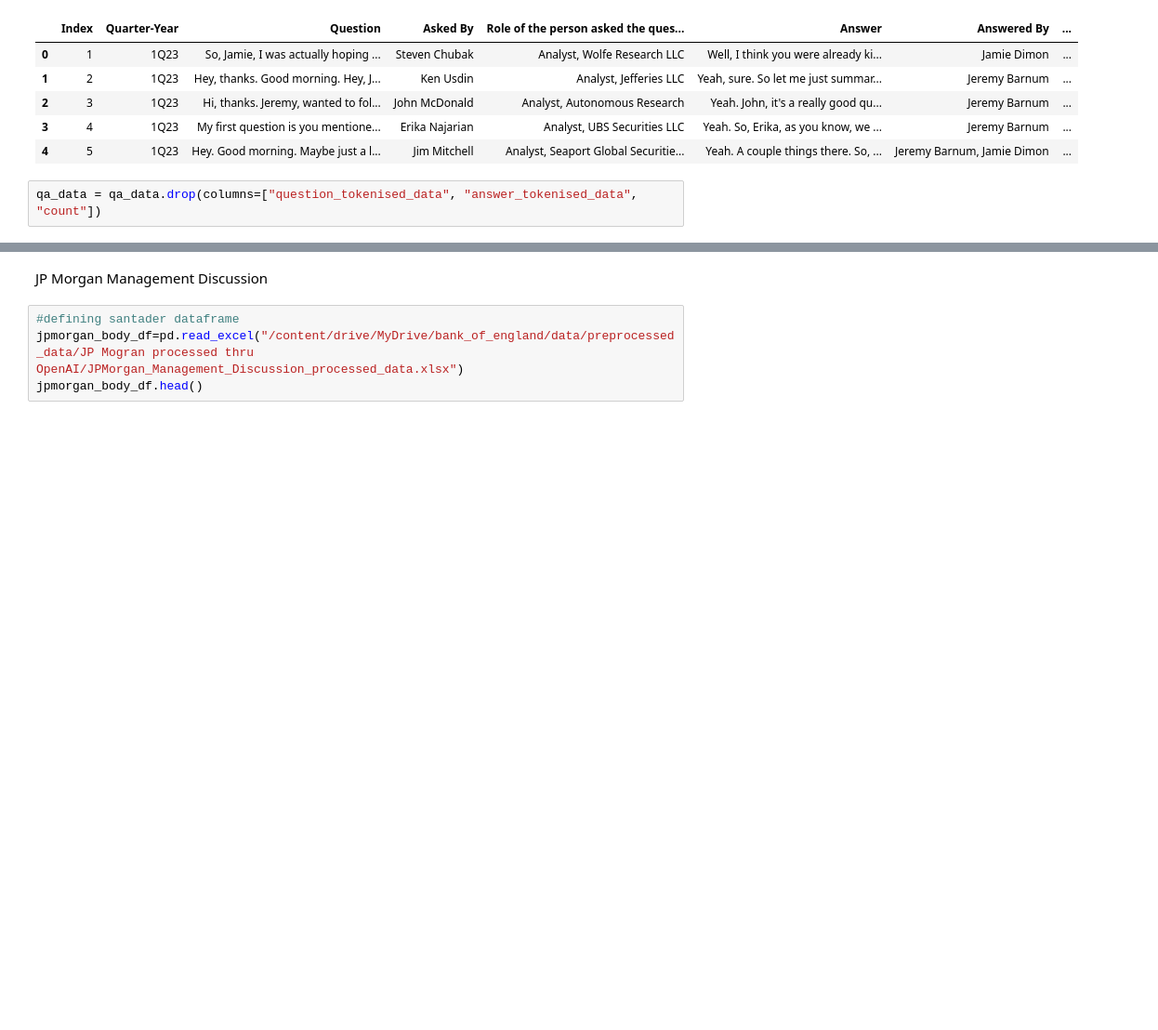
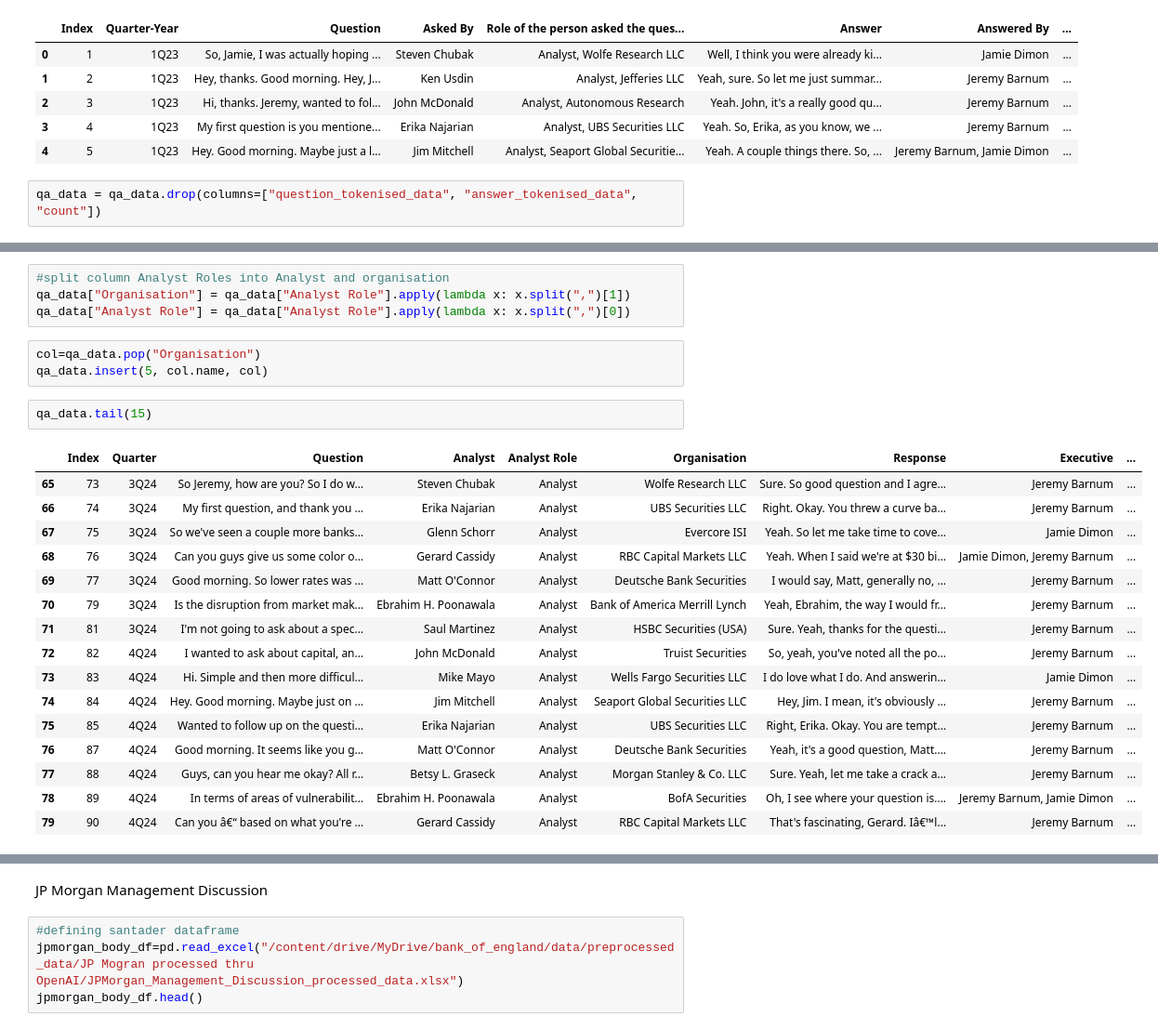
Before and after one commit to sheldonkemper/bank_of_england, a Jupyter notebook: notebooks/processed/ct_preprocessing_jpmorgan_gp4.ipynb, the cells around one changed output, grey strips where cells are left out. Shown: that part at 93% size. Drawn from its saved outputs; the diff is of its cells as text; blank space fills up the shorter version.

```diff
--- a/notebooks/processed/ct_preprocessing_jpmorgan_gp4.ipynb
+++ b/notebooks/processed/ct_preprocessing_jpmorgan_gp4.ipynb
@@ -218,3 +205,29 @@ Wanted to ask on the deposit outlook â€“ just with signs that recent liquid
+# %%
+#split column Analyst Roles into Analyst and organisation
+qa_data["Organisation"] = qa_data["Analyst Role"].apply(lambda x: x.split(",")[1])
+qa_data["Analyst Role"] = qa_data["Analyst Role"].apply(lambda x: x.split(",")[0])
+# %%
+col=qa_data.pop("Organisation")
+qa_data.insert(5, col.name, col)
+# %%
+qa_data.tail(15)
+# %% [output]
+|  | Index | Quarter | Question | Analyst | Analyst Role | Organisation | Response | Executive | ... |
+| 65 | 73 | 3Q24 | So Jeremy, how are you? So I do w... | Steven Chubak | Analyst | Wolfe Research LLC | Sure. So good question and I agre... | Jeremy Barnum | ... |
+| 66 | 74 | 3Q24 | My first question, and thank you ... | Erika Najarian | Analyst | UBS Securities LLC | Right. Okay. You threw a curve ba... | Jeremy Barnum | ... |
+| 67 | 75 | 3Q24 | So we've seen a couple more banks... | Glenn Schorr | Analyst | Evercore ISI | Yeah. So let me take time to cove... | Jamie Dimon | ... |
+| 68 | 76 | 3Q24 | Can you guys give us some color o... | Gerard Cassidy | Analyst | RBC Capital Markets LLC | Yeah. When I said we're at $30 bi... | Jamie Dimon, Jeremy Barnum | ... |
+| 69 | 77 | 3Q24 | Good morning. So lower rates was ... | Matt O'Connor | Analyst | Deutsche Bank Securities | I would say, Matt, generally no, ... | Jeremy Barnum | ... |
+| 70 | 79 | 3Q24 | Is the disruption from market mak... | Ebrahim H. Poonawala | Analyst | Bank of America Merrill Lynch | Yeah, Ebrahim, the way I would fr... | Jeremy Barnum | ... |
+| 71 | 81 | 3Q24 | I'm not going to ask about a spec... | Saul Martinez | Analyst | HSBC Securities (USA) | Sure. Yeah, thanks for the questi... | Jeremy Barnum | ... |
+| 72 | 82 | 4Q24 | I wanted to ask about capital, an... | John McDonald | Analyst | Truist Securities | So, yeah, you've noted all the po... | Jeremy Barnum | ... |
+| 73 | 83 | 4Q24 | Hi. Simple and then more difficul... | Mike Mayo | Analyst | Wells Fargo Securities LLC | I do love what I do. And answerin... | Jamie Dimon | ... |
+| 74 | 84 | 4Q24 | Hey. Good morning. Maybe just on ... | Jim Mitchell | Analyst | Seaport Global Securities LLC | Hey, Jim. I mean, it's obviously ... | Jeremy Barnum | ... |
+| 75 | 85 | 4Q24 | Wanted to follow up on the questi... | Erika Najarian | Analyst | UBS Securities LLC | Right, Erika. Okay. You are tempt... | Jeremy Barnum | ... |
+| 76 | 87 | 4Q24 | Good morning. It seems like you g... | Matt O'Connor | Analyst | Deutsche Bank Securities | Yeah, it's a good question, Matt.... | Jeremy Barnum | ... |
+| 77 | 88 | 4Q24 | Guys, can you hear me okay? All r... | Betsy L. Graseck | Analyst | Morgan Stanley & Co. LLC | Sure. Yeah, let me take a crack a... | Jeremy Barnum | ... |
+| 78 | 89 | 4Q24 | In terms of areas of vulnerabilit... | Ebrahim H. Poonawala | Analyst | BofA Securities | Oh, I see where your question is.... | Jeremy Barnum, Jamie Dimon | ... |
+| 79 | 90 | 4Q24 | Can you â€“ based on what you're ... | Gerard Cassidy | Analyst | RBC Capital Markets LLC | That's fascinating, Gerard. Iâ€™l... | Jeremy Barnum | ... |
 # %%
 qa_data.isnull().sum()
 # %% [output]
```
Also changed, not shown: parts of 10 cells of this notebook.
